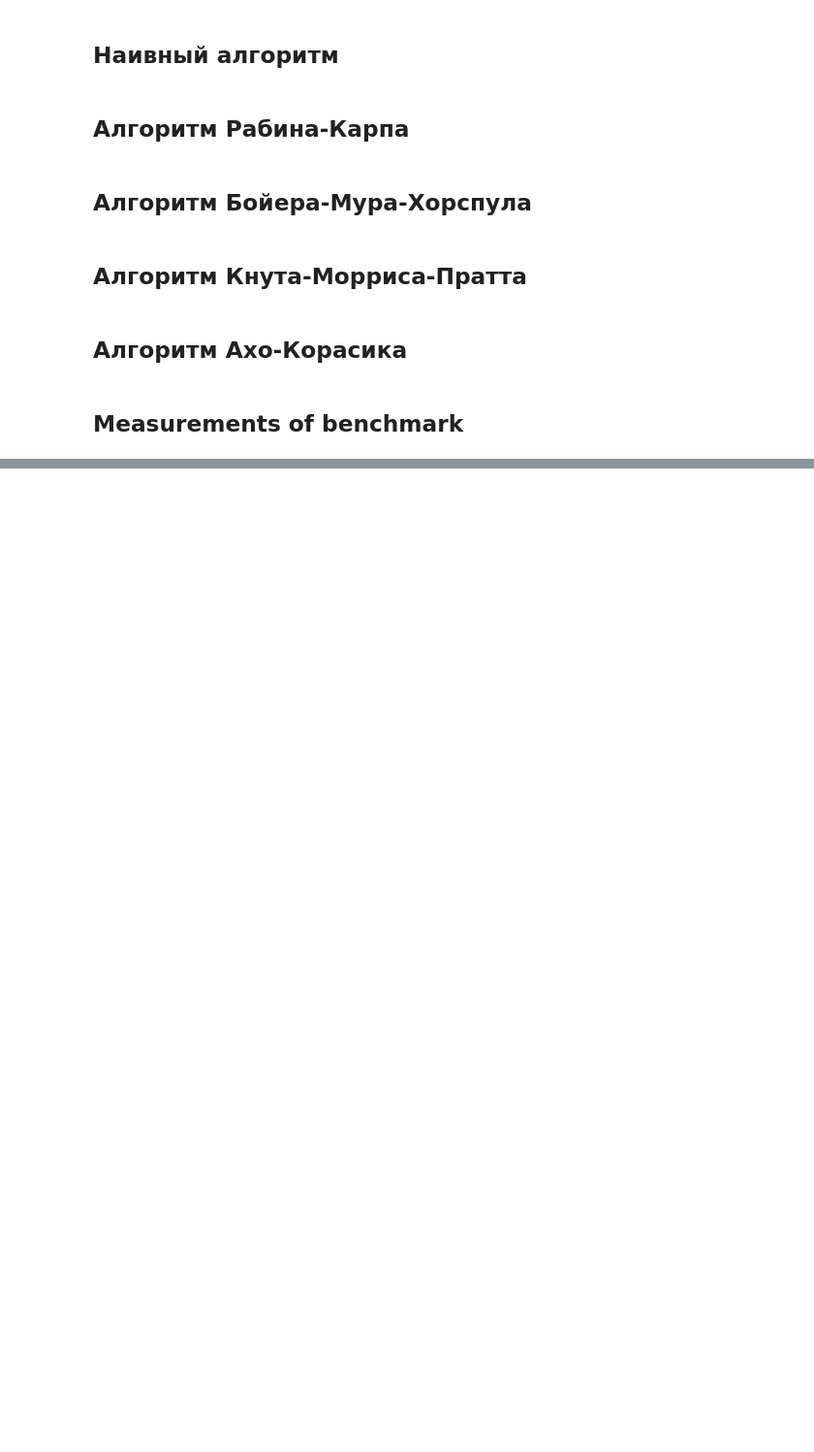
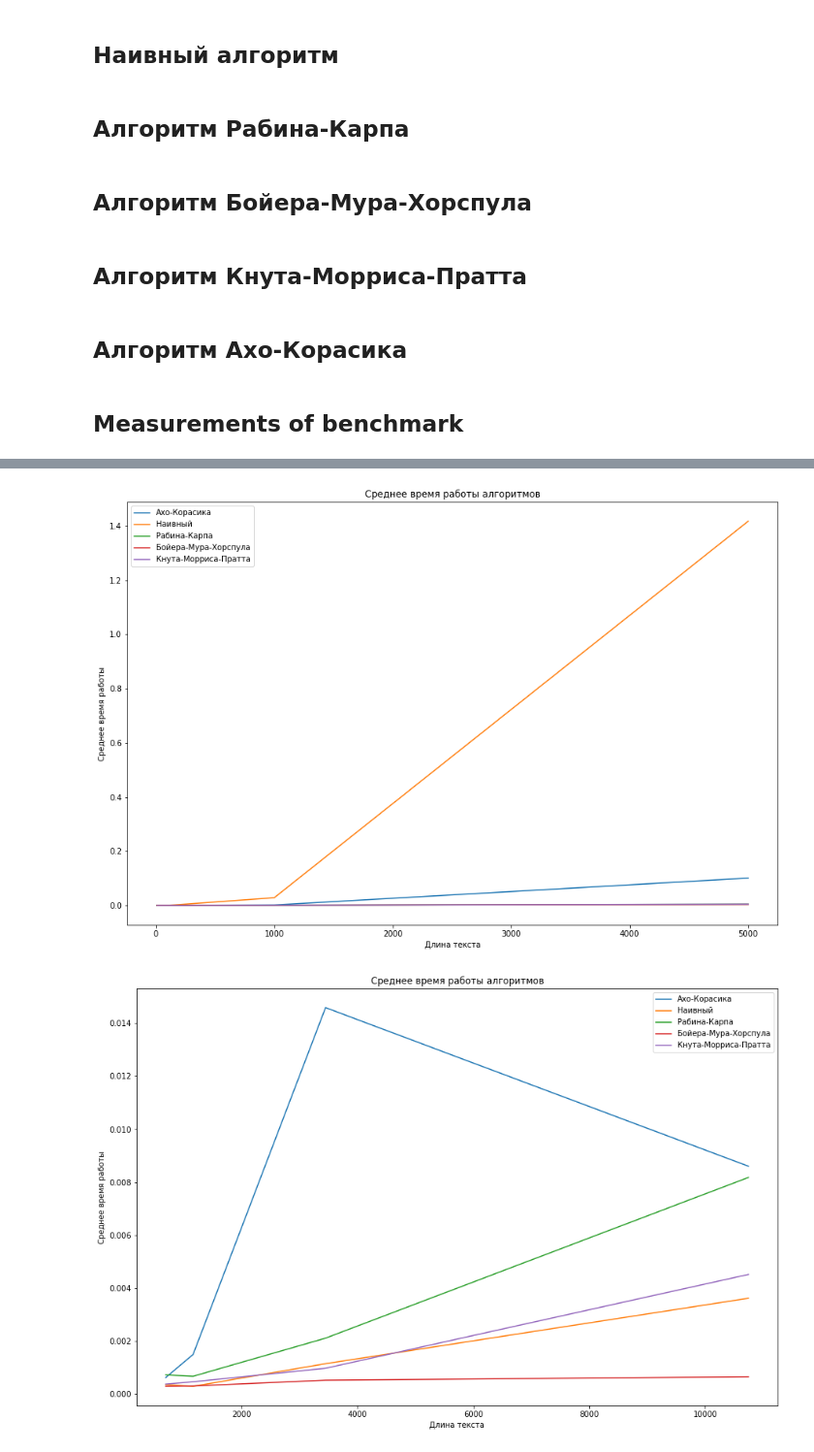
Before and after one commit to thereez/operatinons-research-algorithms, a Jupyter notebook: Lab1.ipynb, the cells around one changed output, grey strips where cells are left out. Shown at 97% size. Saved outputs shown, nothing was run; the diff lists cells and outputs as text; code cells hidden in the pictures; blank space fills up the shorter version.

Commit message:
added graphs

```diff
--- a/Lab1.ipynb
+++ b/Lab1.ipynb
@@ -301,0 +291,21 @@ results
+# %%
+def draw(results):
+    bad_files = results[results['Filename'].str.contains('bad')]
+    good_files = results[results['Filename'].str.contains('good')]
+
+    for files in [bad_files, good_files]:
+        plt.figure(figsize = (15,10))
+        plt.title('Среднее время работы алгоритмов')
+        plt.xlabel('Длина текста')
+        plt.ylabel('Среднее время работы')
+        for alg in set(files['Алгоритм']):
+            execution_time = list(files[files['Алгоритм'] == alg]['Среднее_время'])
+            files_len = sorted(list(set(files['Длина_текста'])))
+            plt.plot(files_len, execution_time, label = alg)
+        plt.legend()
+        plt.show()
+# %%
+draw(results)
+# %% [output]
+[figure, added]
+[figure, added]
```
Also changed, not shown: parts of 8 cells of this notebook.
